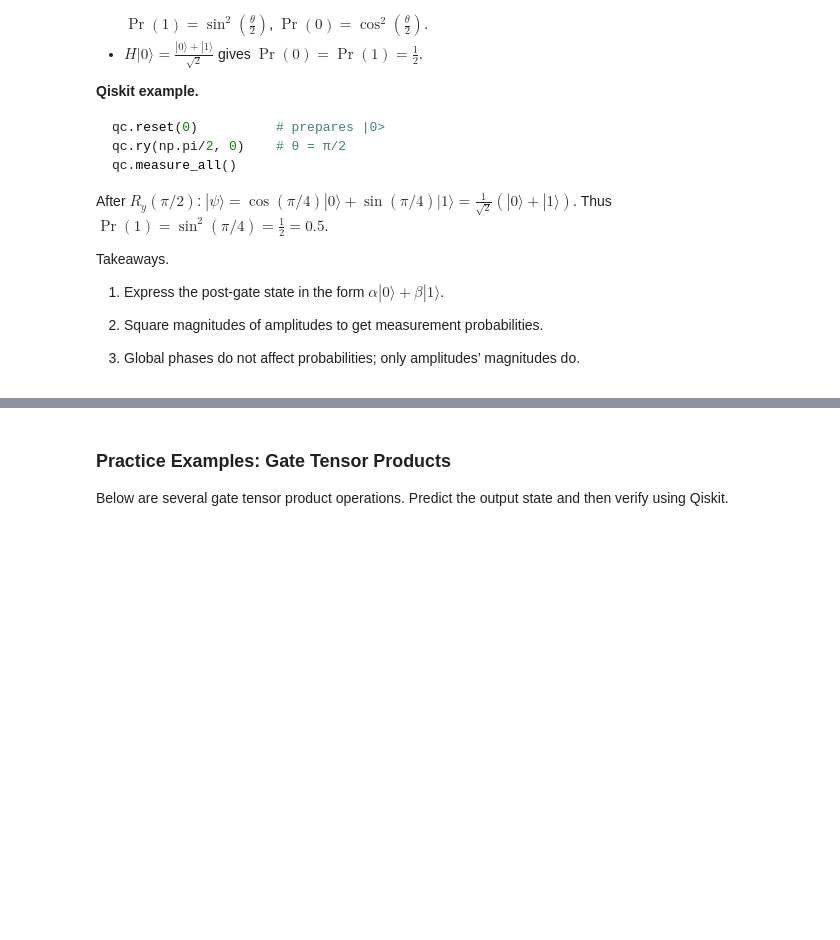
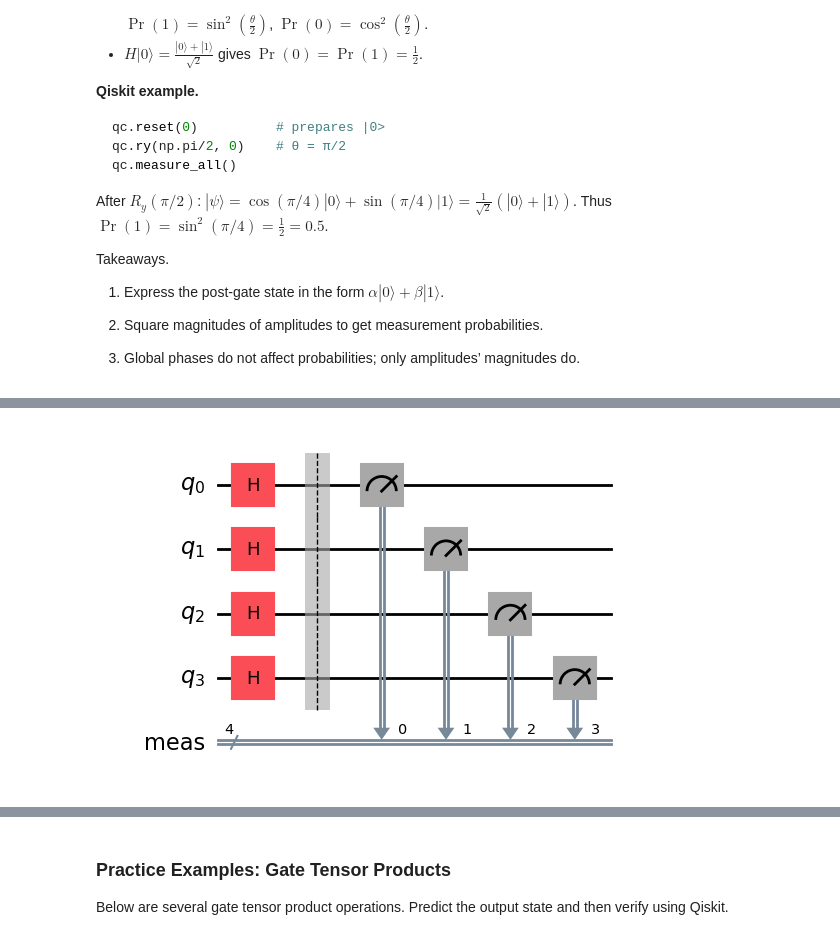
Before and after one commit to makansij/IBM_Certified_Quantum_Computation_QisKit_v2, a Jupyter notebook: Module_1.2_Apply_Quantum_Operations.ipynb, the cells around one changed output, grey strips where cells are left out. Saved outputs shown, nothing was run; the diff lists cells and outputs as text; code cells hidden in the pictures; blank space fills up the shorter version.

```diff
--- a/Module_1.2_Apply_Quantum_Operations.ipynb
+++ b/Module_1.2_Apply_Quantum_Operations.ipynb
@@ -125,0 +154,10 @@ Takeaways.
+# %%
+# Note:  If you call "measure_all()", it does not require you to create any classical registers
+# The classical register to store the result is created automatically:
+from qiskit import QuantumCircuit
+qc3 = QuantumCircuit(4)
+qc3.h(range(4))
+qc3.measure_all()
+qc3.draw('mpl')
+# %% [output]
+[figure, added]
```
Also changed, not shown: parts of 8 cells of this notebook.
